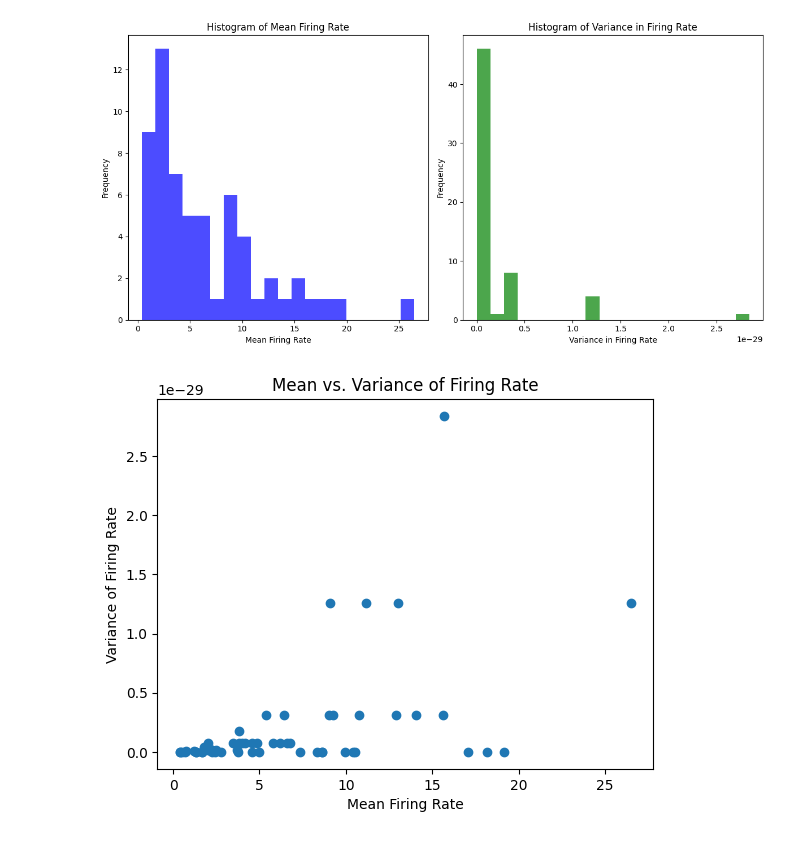
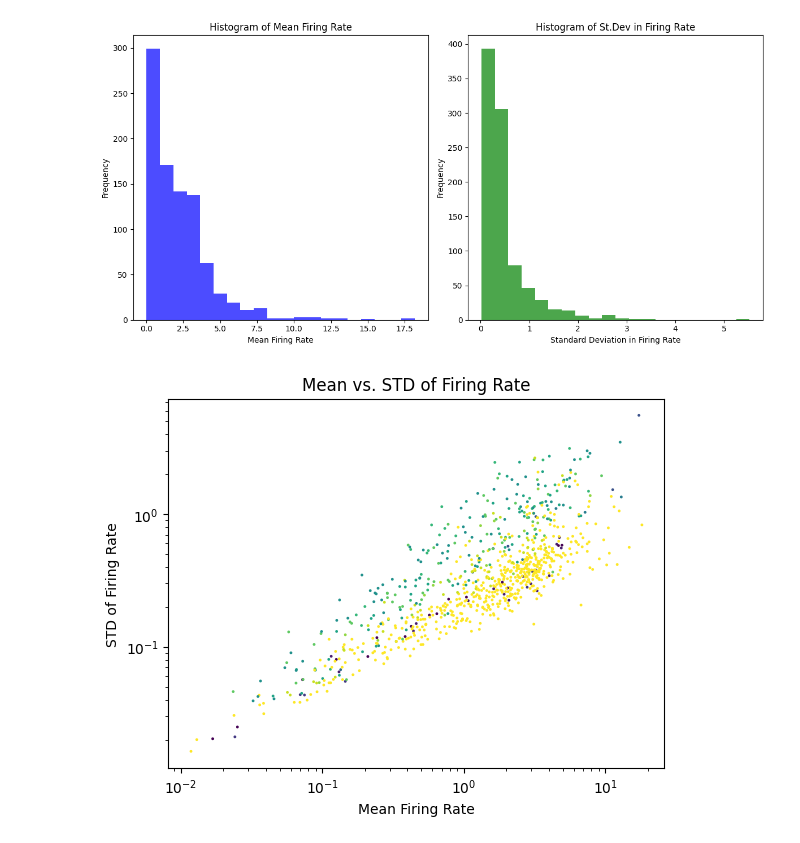
Before and after one commit to tebe-nigrelli/MMN-Group-Project, a Jupyter notebook: 03_Classification.ipynb, the cells around one changed output. Drawn from its saved outputs; the diff is of its cells as text; code cells hidden in the pictures.

```diff
--- a/03_Classification.ipynb
+++ b/03_Classification.ipynb
@@ -5,5 +5,11 @@ import matplotlib.pyplot as plt
 
 import warnings
 warnings.filterwarnings('ignore')
+# %%
+import dataset as data
+
+# stimulus_presentation_id
+
+df = data.get_spike_info(stimulus_name='static_gratings')
 # %%
-df = pd.read_csv('./allendata/df.csv')
+df.columns
@@ -47,11 +41,13 @@ plt.show()
 # %%
 import matplotlib.pyplot as plt
 
-df_unit = df.groupby('unit_id')
-units_df = pd.DataFrame(df['unit_id'].unique(), columns=['unit_id'])
+df_unit = df.groupby(level='unit_id')
+units_df = pd.DataFrame(df.index.get_level_values('unit_id').unique(), columns=['unit_id'])
 
-units_df['mean'] = units_df['unit_id'].apply(lambda x: df_unit.get_group(x)['firing_rate'].mean())
-units_df['var'] = units_df['unit_id'].apply(lambda x: df_unit.get_group(x)['firing_rate'].var())
+units_df['mean'] = units_df['unit_id'].apply(lambda x: df_unit.get_group(x)['spike_mean'].mean())
+units_df['std'] = units_df['unit_id'].apply(lambda x: df_unit.get_group(x)['spike_mean'].std())
+
+units_df['region'] = units_df['unit_id'].apply(lambda x: df_unit.get_group(x)['structure_acronym'].unique()[0])
 # %%
 # Create subplots: 1 row, 2 columns
 fig, axes = plt.subplots(1, 2, figsize=(12, 6))
@@ -63,24 +59,26 @@ axes[0].set_xlabel('Mean Firing Rate')
 axes[0].set_ylabel('Frequency')
 
 # Plot histogram for 'var'
-axes[1].hist(units_df['var'], bins=20, color='green', alpha=0.7)
-axes[1].set_title('Histogram of Variance in Firing Rate')
-axes[1].set_xlabel('Variance in Firing Rate')
+axes[1].hist(units_df['std'], bins=20, color='green', alpha=0.7)
+axes[1].set_title('Histogram of St.Dev in Firing Rate')
+axes[1].set_xlabel('Standard Deviation in Firing Rate')
 axes[1].set_ylabel('Frequency')
 
 # Display the plot
 plt.tight_layout()
 plt.show()
 # %% [output]
-[figure, old version]
+[figure, new version]
 # %%
-# Scatter plot of mean vs. variance
-plt.scatter(units_df['mean'], units_df['var'])
+plt.scatter(units_df['mean'], units_df['std'], s=1, c=units_df['region'].astype('category').cat.codes)
+plt.xscale('log')
+plt.yscale('log')
 plt.xlabel('Mean Firing Rate')
-plt.ylabel('Variance of Firing Rate')
-plt.title('Mean vs. Variance of Firing Rate')
+plt.ylabel('STD of Firing Rate')
+plt.title('Mean vs. STD of Firing Rate')
+
 plt.show()
 # %% [output]
-[figure, old version]
+[figure, new version]
 # %%
 # Create 2D histogram (hexbin plot) for 'mean' vs. 'var'
```
Also changed, not shown: parts of 13 cells of this notebook.
